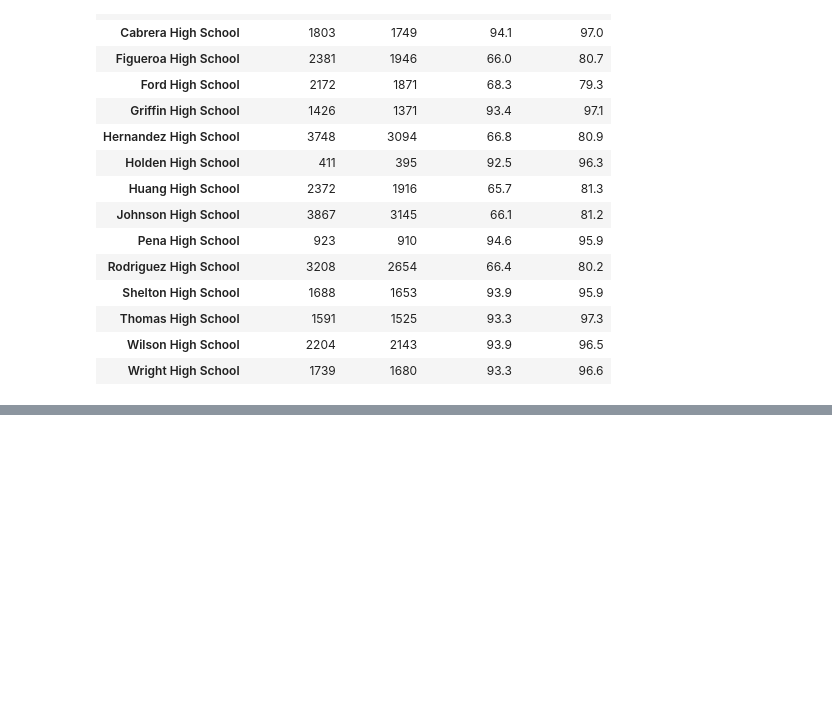
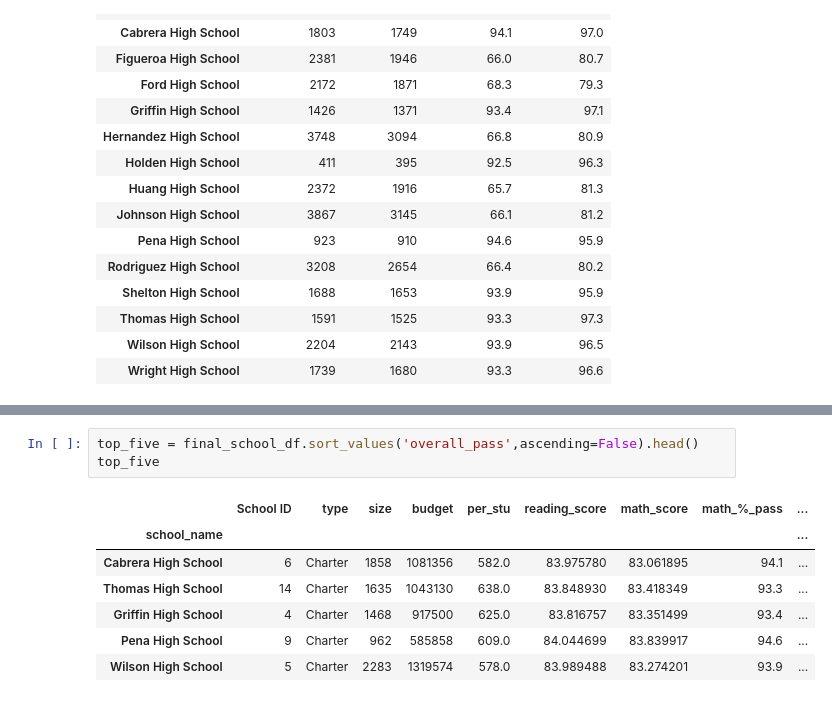
Before and after one commit to bman511/PyAcademy, a Jupyter notebook: PyCitySchoolsAnalysis.ipynb, the cells around one changed output, grey strips where cells are left out. Drawn from its saved outputs; the diff is of its cells as text; blank space fills up the shorter version.

```diff
--- a/PyCitySchoolsAnalysis.ipynb
+++ b/PyCitySchoolsAnalysis.ipynb
@@ -228,3 +228,14 @@ final_school_df
 | Thomas High School | 14 | Charter | 1635 | 1043130 | 638.0 | 83.848930 | 83.418349 | 93.3 | ... |
 | Wilson High School | 5 | Charter | 2283 | 1319574 | 578.0 | 83.989488 | 83.274201 | 93.9 | ... |
 | Wright High School | 10 | Charter | 1800 | 1049400 | 583.0 | 83.955000 | 83.682222 | 93.3 | ... |
+# %%
+top_five = final_school_df.sort_values('overall_pass',ascending=False).head()
+top_five
+# %% [output]
+|  | School ID | type | size | budget | per_stu | reading_score | math_score | math_%_pass | ... |
+| school_name |  |  |  |  |  |  |  |  | ... |
+| Cabrera High School | 6 | Charter | 1858 | 1081356 | 582.0 | 83.975780 | 83.061895 | 94.1 | ... |
+| Thomas High School | 14 | Charter | 1635 | 1043130 | 638.0 | 83.848930 | 83.418349 | 93.3 | ... |
+| Griffin High School | 4 | Charter | 1468 | 917500 | 625.0 | 83.816757 | 83.351499 | 93.4 | ... |
+| Pena High School | 9 | Charter | 962 | 585858 | 609.0 | 84.044699 | 83.839917 | 94.6 | ... |
+| Wilson High School | 5 | Charter | 2283 | 1319574 | 578.0 | 83.989488 | 83.274201 | 93.9 | ... |
```
Also changed, not shown: parts of 1 cell of this notebook.
